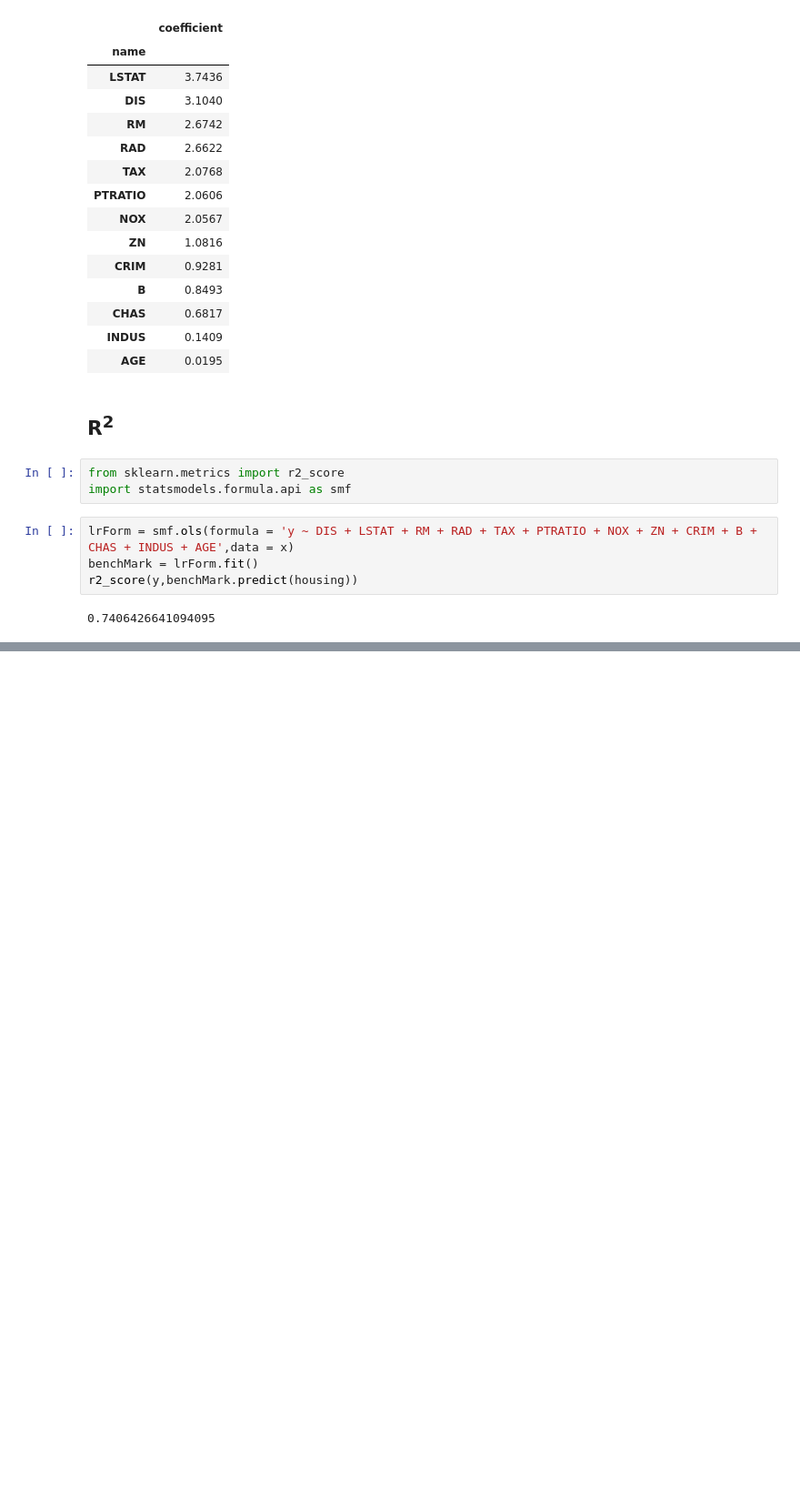
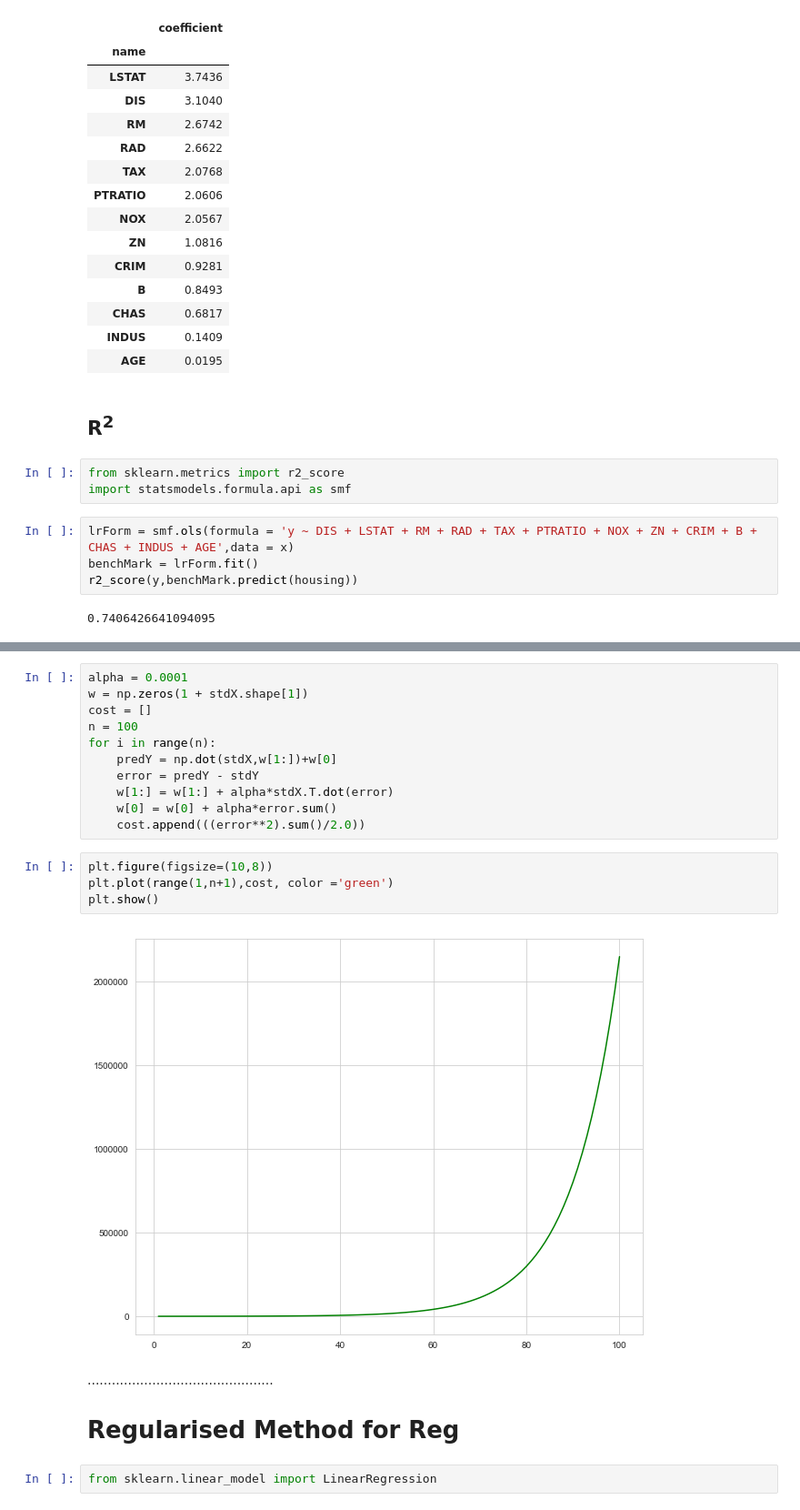
Before and after one commit to 60d-RA-3Eh/helloML, a Jupyter notebook: 03 Regression.ipynb, the cells around one changed output, grey strips where cells are left out. Shown at 91% size. Cells and saved outputs as stored; diff of their text form; blank space fills up the shorter version.

```diff
--- a/03 Regression.ipynb
+++ b/03 Regression.ipynb
@@ -371,0 +397,22 @@ r2_score(y,benchMark.predict(housing))
+# %%
+alpha = 0.0001
+w = np.zeros(1 + stdX.shape[1])
+cost = []
+n = 100
+for i in range(n):
+    predY = np.dot(stdX,w[1:])+w[0]
+    error = predY - stdY
+    w[1:] = w[1:] + alpha*stdX.T.dot(error)
+    w[0] = w[0] + alpha*error.sum()
+    cost.append(((error**2).sum()/2.0))
+# %%
+plt.figure(figsize=(10,8))
+plt.plot(range(1,n+1),cost, color ='green')
+plt.show()
+# %% [output]
+[figure, added]
+# %% [markdown]
+..............................................
+# Regularised Method for Reg
+# %%
+from sklearn.linear_model import LinearRegression
```
Also changed, not shown: parts of 87 cells of this notebook.
